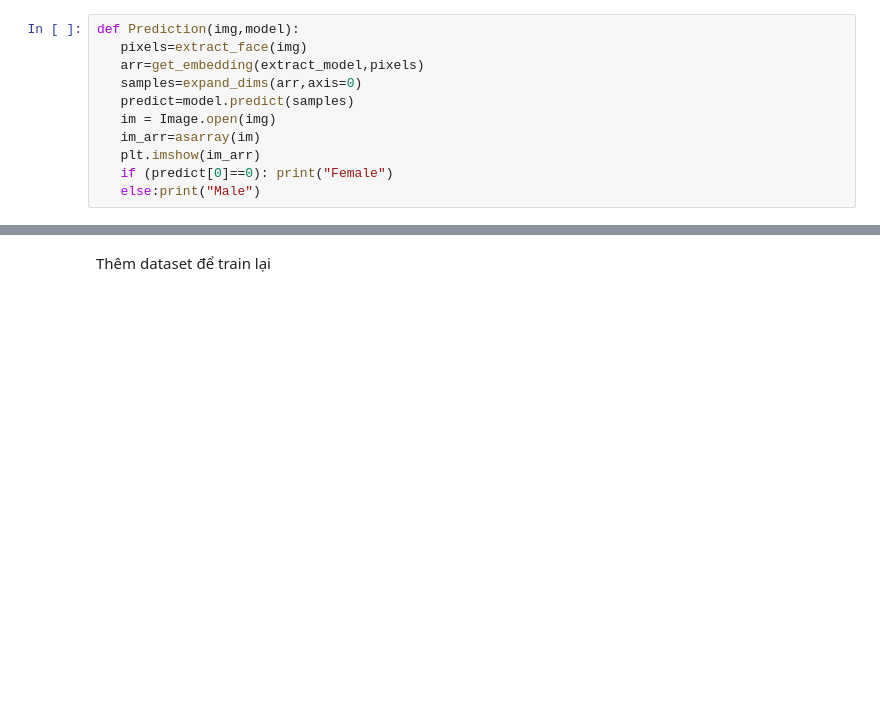
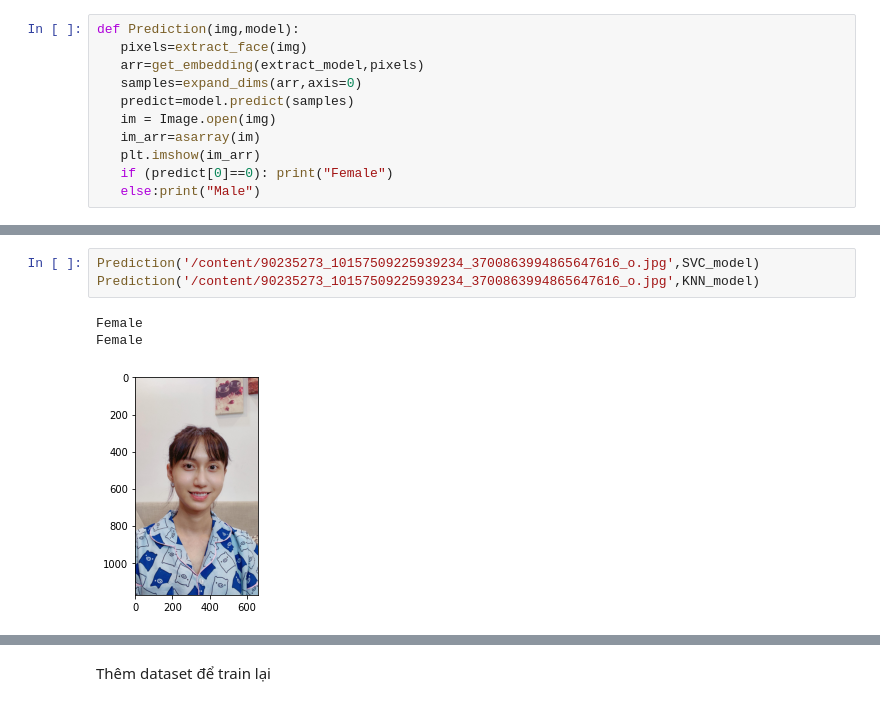
Before and after one commit to lephuocdat2000/-CS114.K21-, a Jupyter notebook: GenderClassification.ipynb, the cells around one changed output, grey strips where cells are left out. Cells and saved outputs as stored; diff of their text form; blank space fills up the shorter version.

```diff
--- a/GenderClassification.ipynb
+++ b/GenderClassification.ipynb
@@ -230,0 +276,7 @@ Female
+# %%
+Prediction('/content/90235273_10157509225939234_3700863994865647616_o.jpg',SVC_model)
+Prediction('/content/90235273_10157509225939234_3700863994865647616_o.jpg',KNN_model)
+# %% [output]
+Female
+Female
+[figure, added]
```
Also changed, not shown: parts of 28 cells of this notebook.
